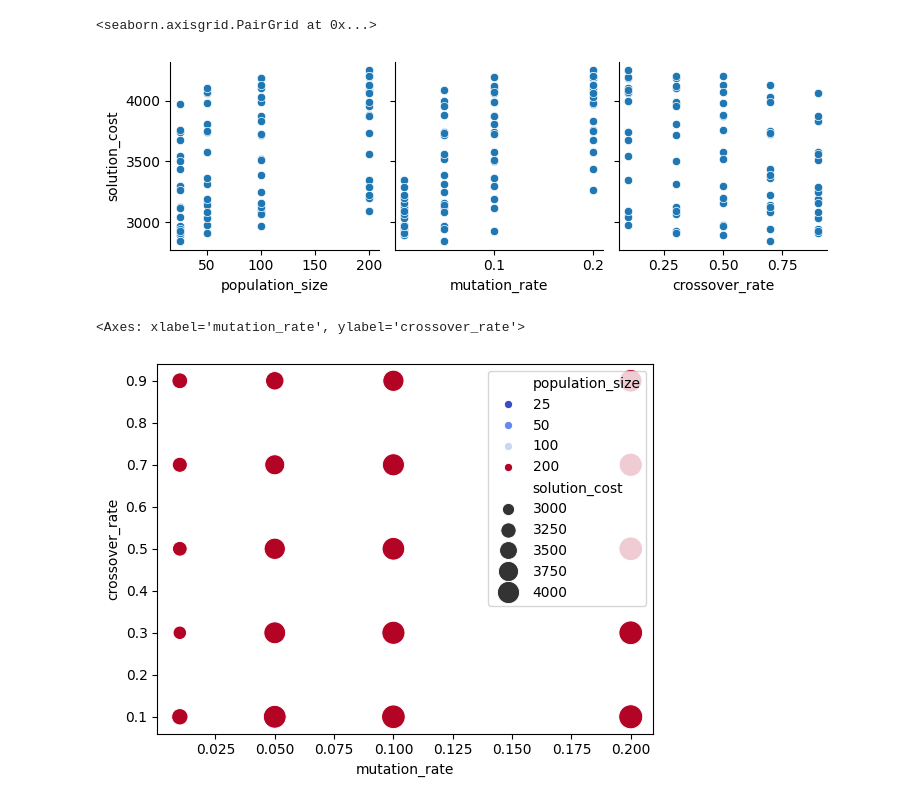
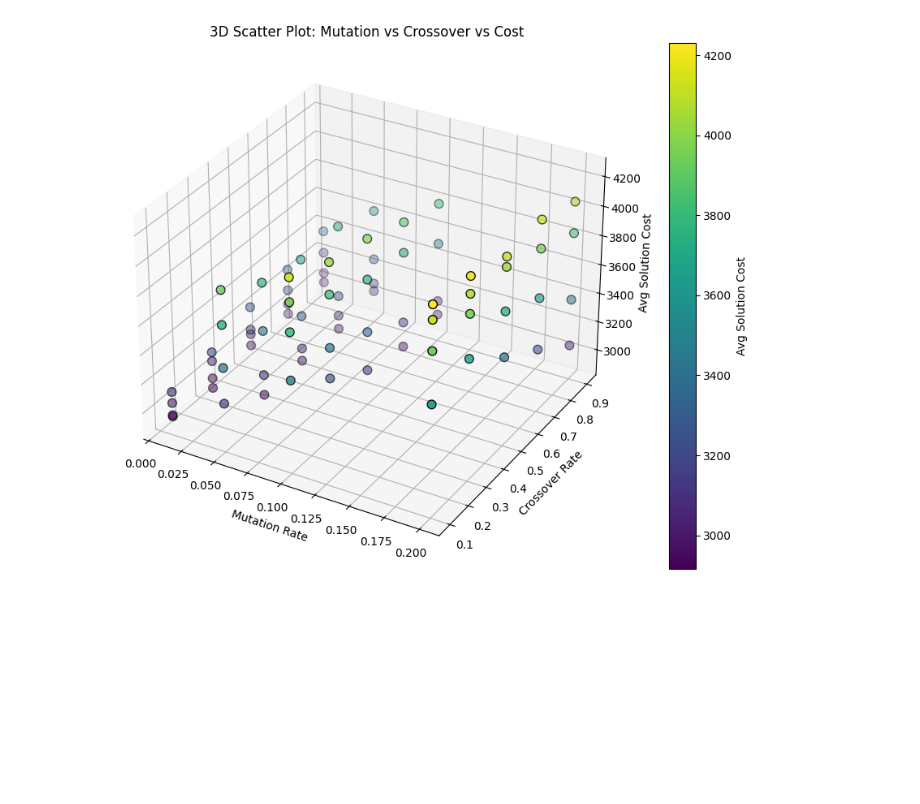
Before and after one commit to CenturionTheMan/OptimizationLabs, a Jupyter notebook: lab6/test1_zad2_5.ipynb, the cells around one changed output. Drawn from its saved outputs; the diff is of its cells as text; code cells hidden in the pictures; blank space fills up the shorter version.

```diff
--- a/lab6/test1_zad2_5.ipynb
+++ b/lab6/test1_zad2_5.ipynb
@@ -29,20 +32,28 @@ plt.show()
-# %%
-# TEST1: Pairplot
-sns.pairplot(df,
-             x_vars=['population_size', 'mutation_rate', 'crossover_rate'],
-             y_vars='solution_cost',
-             kind='scatter')
-# %% [output]
-<seaborn.axisgrid.PairGrid at 0x...>
-[figure, removed]
-# %%
-# TEST1: SCATTERPLOT:
-sns.scatterplot(data=df,
-                x='mutation_rate',
-                y='crossover_rate',
-                size='solution_cost',
-                hue='population_size',
-                palette='coolwarm', sizes=(50, 300))
-# %% [output]
-<Axes: xlabel='mutation_rate', ylabel='crossover_rate'>
-[figure, removed]
+# %%
+fig = plt.figure(figsize=(10, 7))
+ax = fig.add_subplot(111, projection='3d')
+
+# Scatter plot
+sc = ax.scatter(
+    df['mutation_rate'],
+    df['crossover_rate'],
+    df['avg_solution_cost'],
+    c=df['avg_solution_cost'],
+    cmap='viridis',
+    s=60,
+    edgecolor='k'
+)
+
+# Axis labels
+ax.set_xlabel('Mutation Rate')
+ax.set_ylabel('Crossover Rate')
+ax.set_zlabel('Avg Solution Cost')
+ax.set_title('3D Scatter Plot: Mutation vs Crossover vs Cost')
+
+# Color bar
+plt.colorbar(sc, ax=ax, label='Avg Solution Cost')
+
+plt.tight_layout()
+plt.show()
+# %% [output]
+[figure, added]
```
Also changed, not shown: parts of 2 cells of this notebook, 4 other files.
